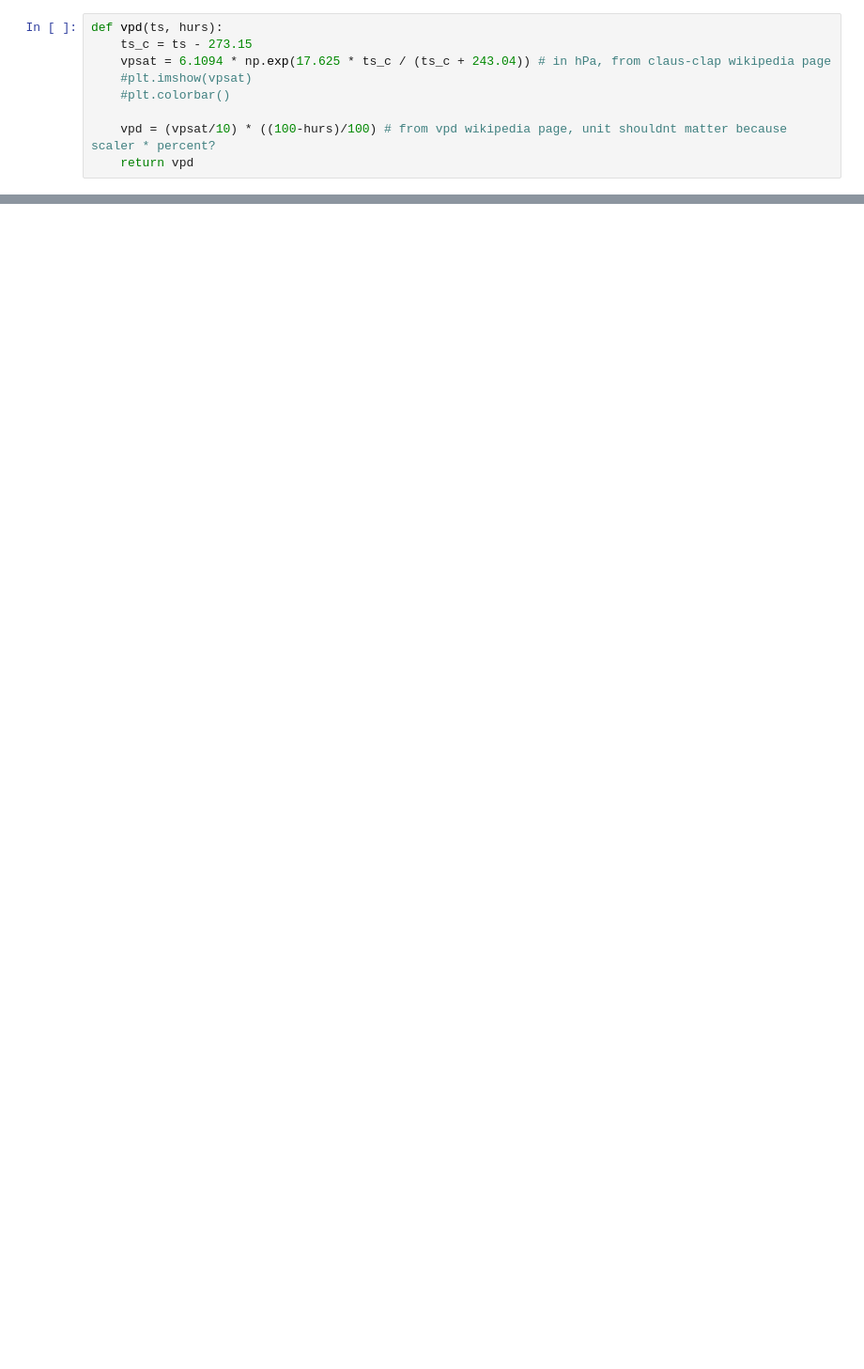
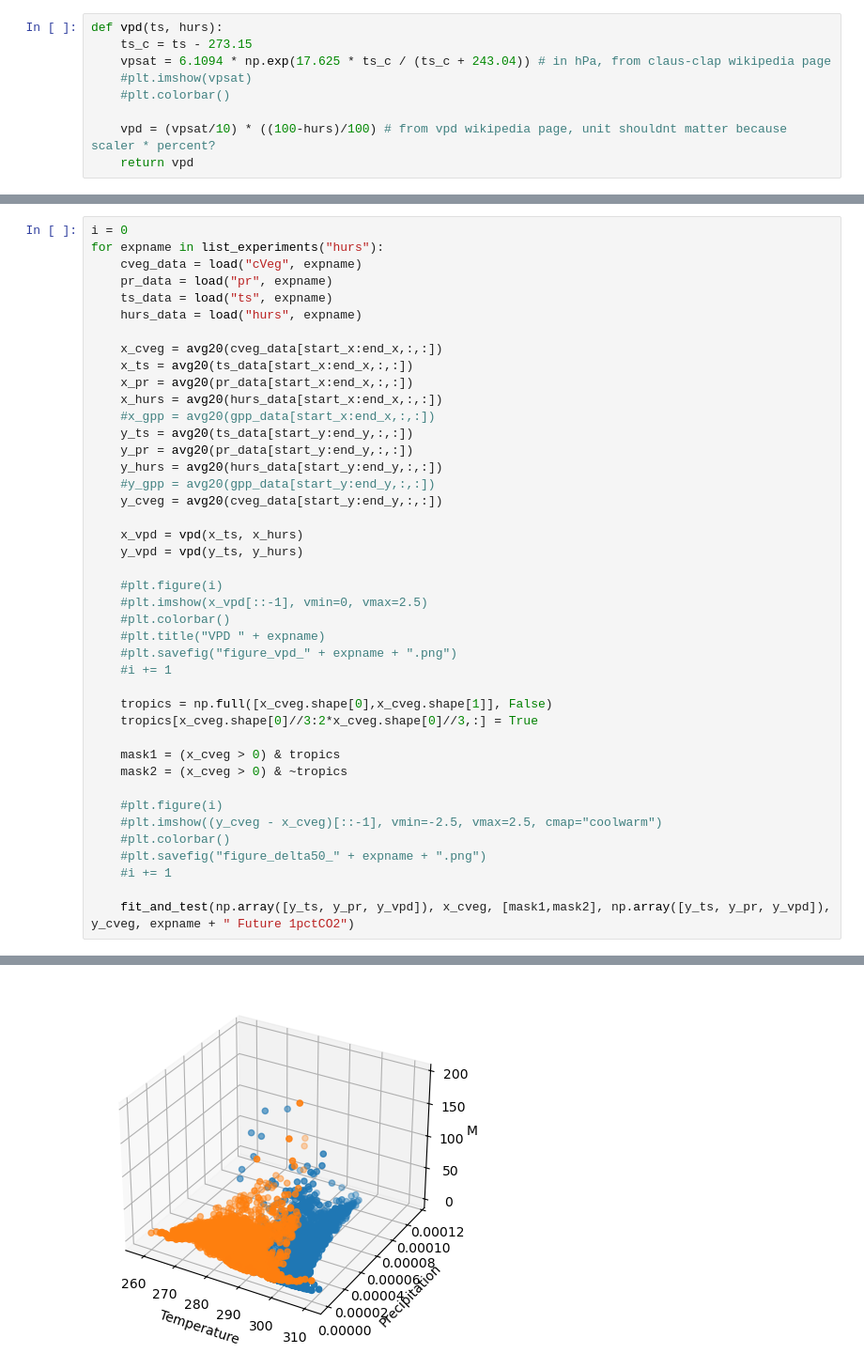
Before and after one commit to ffloof/CMIPscript, a Jupyter notebook: ModelViz.ipynb, the cells around one changed output, grey strips where cells are left out. Shown at 94% size. Cells and saved outputs as stored; diff of their text form; blank space fills up the shorter version.

```diff
--- a/ModelViz.ipynb
+++ b/ModelViz.ipynb
@@ -287,0 +246,43 @@ IPSL-CM6A-LR (Temp. Precip. VPD) R^2 Future 0.28134128867407626
+# %%
+i = 0
+for expname in list_experiments("hurs"):
+    cveg_data = load("cVeg", expname)
+    pr_data = load("pr", expname)
+    ts_data = load("ts", expname)
+    hurs_data = load("hurs", expname)
+
+    x_cveg = avg20(cveg_data[start_x:end_x,:,:])
+    x_ts = avg20(ts_data[start_x:end_x,:,:])
+    x_pr = avg20(pr_data[start_x:end_x,:,:])
+    x_hurs = avg20(hurs_data[start_x:end_x,:,:])
+    #x_gpp = avg20(gpp_data[start_x:end_x,:,:])
+    y_ts = avg20(ts_data[start_y:end_y,:,:])
+    y_pr = avg20(pr_data[start_y:end_y,:,:])
+    y_hurs = avg20(hurs_data[start_y:end_y,:,:])
+    #y_gpp = avg20(gpp_data[start_y:end_y,:,:])
+    y_cveg = avg20(cveg_data[start_y:end_y,:,:])
+
+    x_vpd = vpd(x_ts, x_hurs)
+    y_vpd = vpd(y_ts, y_hurs)
+
+    #plt.figure(i)
+    #plt.imshow(x_vpd[::-1], vmin=0, vmax=2.5)
+    #plt.colorbar()
+    #plt.title("VPD " + expname)
+    #plt.savefig("figure_vpd_" + expname + ".png")
+    #i += 1
+
+    tropics = np.full([x_cveg.shape[0],x_cveg.shape[1]], False)
+    tropics[x_cveg.shape[0]//3:2*x_cveg.shape[0]//3,:] = True
+
+    mask1 = (x_cveg > 0) & tropics
+    mask2 = (x_cveg > 0) & ~tropics
+
+    #plt.figure(i)
+    #plt.imshow((y_cveg - x_cveg)[::-1], vmin=-2.5, vmax=2.5, cmap="coolwarm")
+    #plt.colorbar()
+    #plt.savefig("figure_delta50_" + expname + ".png")
+    #i += 1
+
+    fit_and_test(np.array([y_ts, y_pr, y_vpd]), x_cveg, [mask1,mask2], np.array([y_ts, y_pr, y_vpd]), y_cveg, expname + " Future 1pctCO2")
+# %% [output]
@@ -287,0 +301 @@ IPSL-CM6A-LR (Temp. Precip. VPD) R^2 Future 0.28134128867407626
+[figure, added]
```
Also changed, not shown: parts of 4 cells of this notebook.
